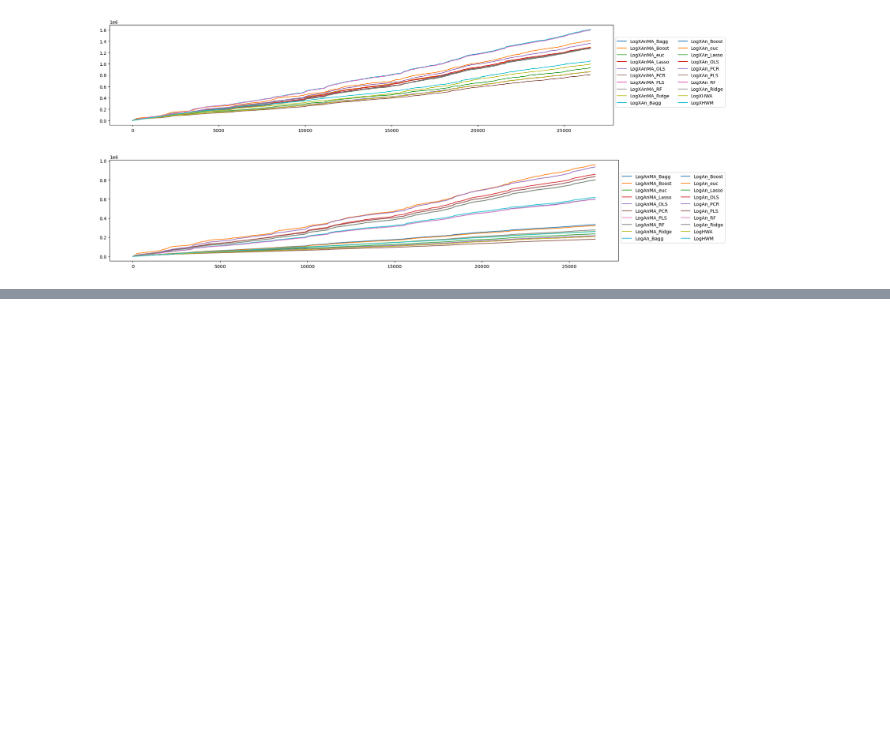
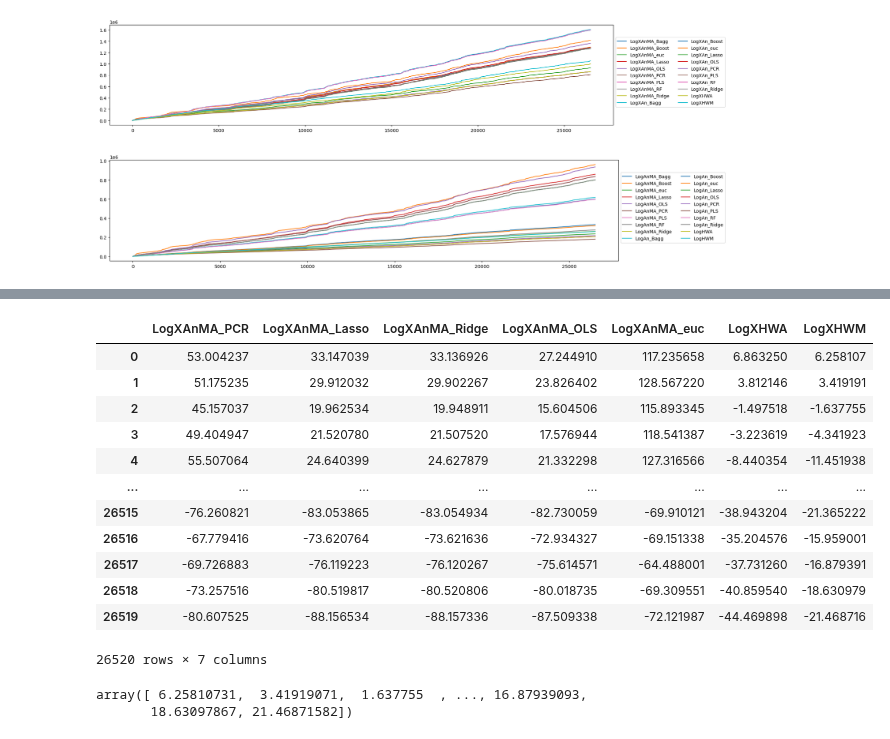
Before and after one commit to urieliram/analog, a Jupyter notebook: test.ipynb, the cells around one changed output, grey strips where cells are left out. Saved outputs shown, nothing was run; the diff lists cells and outputs as text; code cells hidden in the pictures; blank space fills up the shorter version.

```diff
--- a/test.ipynb
+++ b/test.ipynb
@@ -380,0 +464,22 @@ plt.show()
+# %%
+df_errors_x_best = df_errors_x[df_maes_x.iloc[:7].method.to_list()]
+df_errors_x_best
+# %% [output]
+|  | LogXAnMA_PCR | LogXAnMA_Lasso | LogXAnMA_Ridge | LogXAnMA_OLS | LogXAnMA_euc | LogXHWA | LogXHWM |
+| 0 | 53.004237 | 33.147039 | 33.136926 | 27.244910 | 117.235658 | 6.863250 | 6.258107 |
+| 1 | 51.175235 | 29.912032 | 29.902267 | 23.826402 | 128.567220 | 3.812146 | 3.419191 |
+| 2 | 45.157037 | 19.962534 | 19.948911 | 15.604506 | 115.893345 | -1.497518 | -1.637755 |
+| 3 | 49.404947 | 21.520780 | 21.507520 | 17.576944 | 118.541387 | -3.223619 | -4.341923 |
+| 4 | 55.507064 | 24.640399 | 24.627879 | 21.332298 | 127.316566 | -8.440354 | -11.451938 |
+| ... | ... | ... | ... | ... | ... | ... | ... |
+| 26515 | -76.260821 | -83.053865 | -83.054934 | -82.730059 | -69.910121 | -38.943204 | -21.365222 |
+| 26516 | -67.779416 | -73.620764 | -73.621636 | -72.934327 | -69.151338 | -35.204576 | -15.959001 |
+| 26517 | -69.726883 | -76.119223 | -76.120267 | -75.614571 | -64.488001 | -37.731260 | -16.879391 |
+| 26518 | -73.257516 | -80.519817 | -80.520806 | -80.018735 | -69.309551 | -40.859540 | -18.630979 |
+| 26519 | -80.607525 | -88.156534 | -88.157336 | -87.509338 | -72.121987 | -44.469898 | -21.468716 |
+26520 rows × 7 columns
+# %%
+df_errors_x_best['LogXHWM'].abs().values
+# %% [output]
+array([ 6.25810731,  3.41919071,  1.637755  , ..., 16.87939093,
+       18.63097867, 21.46871582])
```
Also changed, not shown: parts of 10 cells of this notebook.
